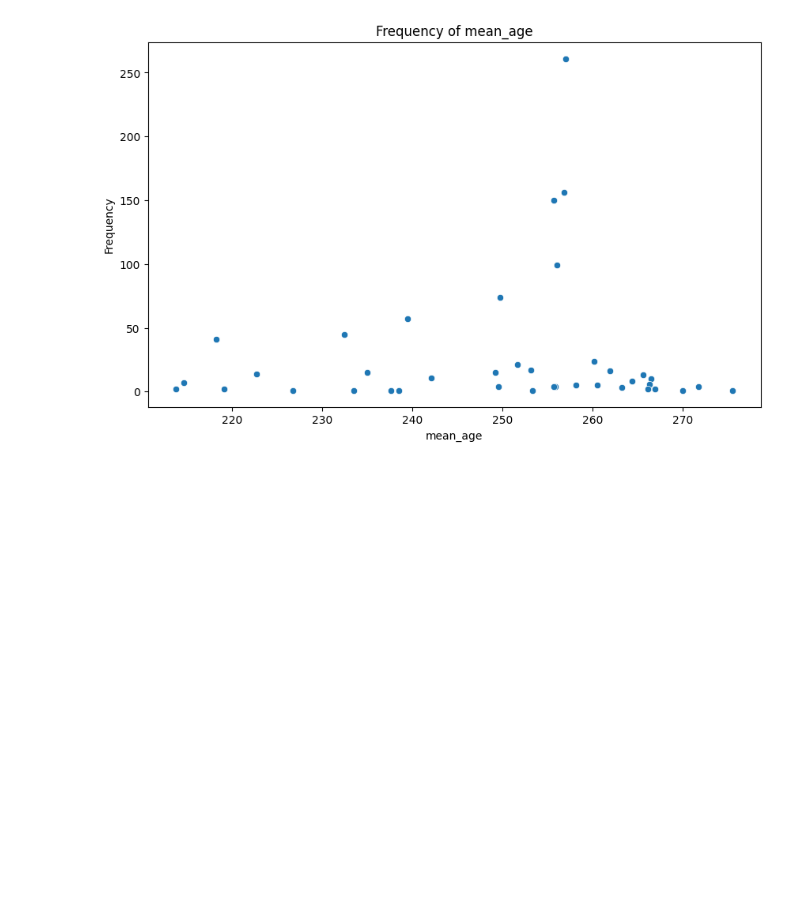
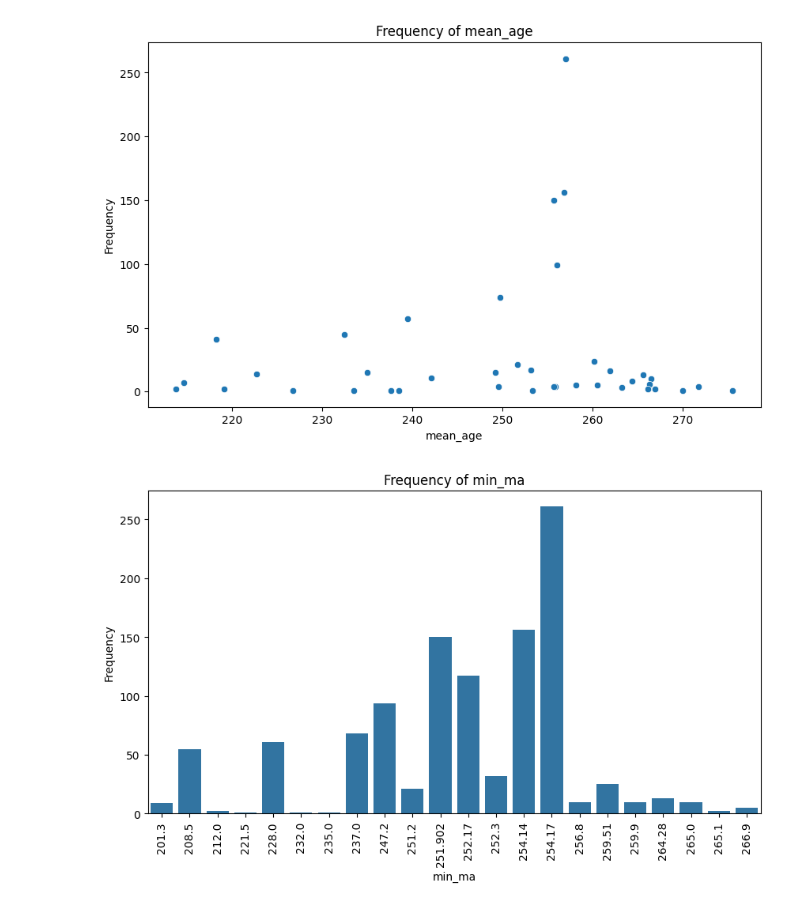
Before and after one commit to shelleylwang/BDNN_Arielli, a Jupyter notebook: synapsida_eda.ipynb, the cells around one changed output. Cells and saved outputs as stored; diff of their text form; code cells hidden in the pictures; blank space fills up the shorter version.

```diff
--- a/synapsida_eda.ipynb
+++ b/synapsida_eda.ipynb
@@ -223,3 +225,22 @@ scatter('max_ma')
 scatter('mean_age')
 # %% [output]
 [figure]
+# %%
+# Bar graph function
+
+def barplot(column_name):
+    frequency = synapsida2[column_name].value_counts()
+    plt.figure(figsize=(10, 6))
+    sns.barplot(x=frequency.index, y=frequency.values)
+    plt.title("Frequency of " + column_name)
+    plt.xlabel(column_name)
+    plt.ylabel("Frequency")
+    plt.xticks(rotation=80, ha='center')
+    plt.subplots_adjust(bottom=0.2)
+    plt.savefig(f'eda_images/{column_name}_barplot.png', dpi=300)
+    plt.show()
+    plt.close()
+# %%
+barplot('min_ma')
+# %% [output]
+[figure, added]
```
Also changed, not shown: parts of 3 cells of this notebook.
